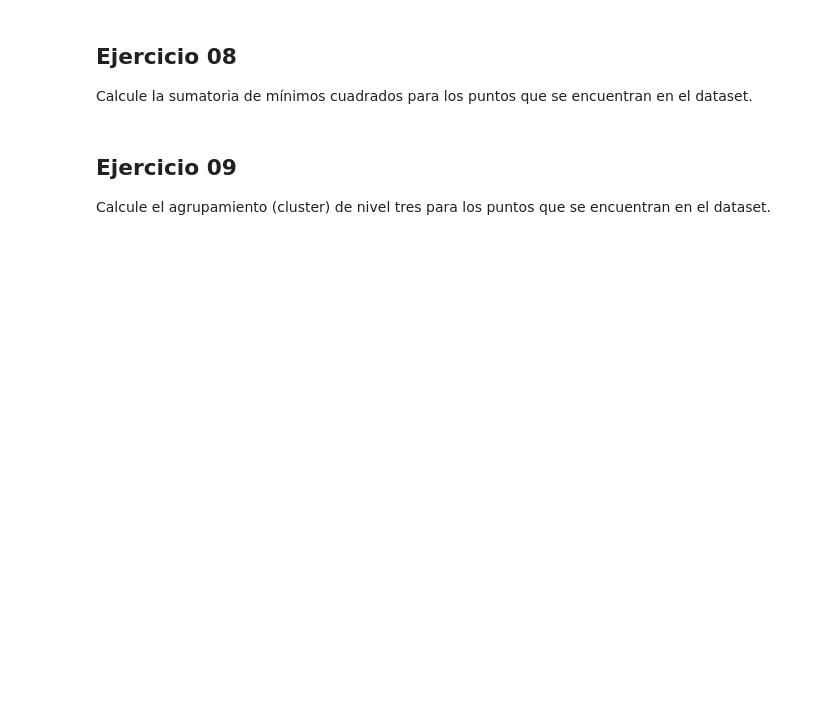
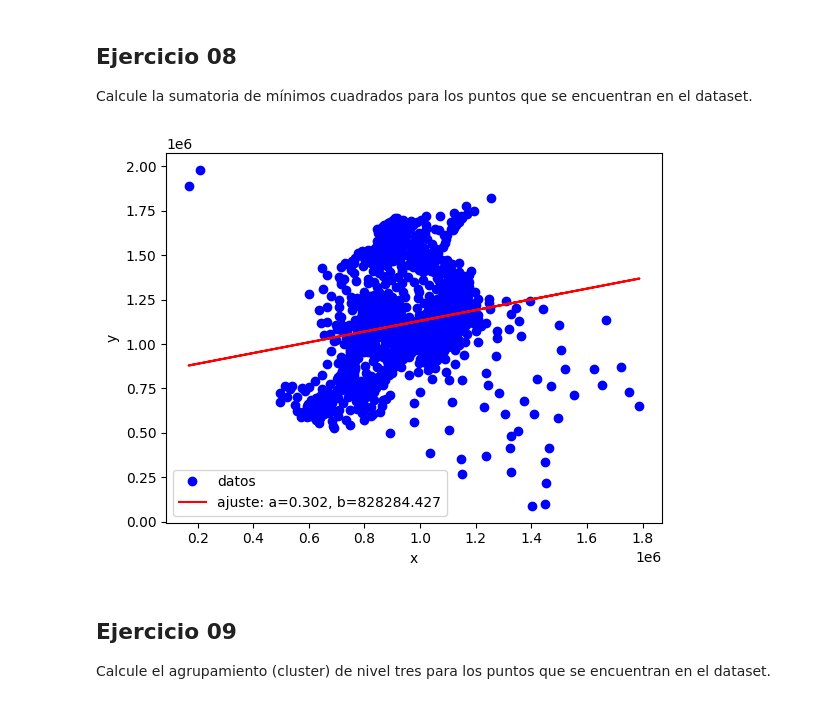
Before and after one commit to BluessyJazz/Programacion-Para-Ingenieria_2024-1, a Jupyter notebook: SI05 GeoPandas SciPy/BEDOYAa_SI05_v20240516.ipynb, the cells around one changed output. Cells and saved outputs as stored; diff of their text form; code cells hidden in the pictures; blank space fills up the shorter version.

Commit message:
chore: Actualizar cuadernos y datos

```diff
--- a/SI05 GeoPandas SciPy/BEDOYAa_SI05_v20240516.ipynb
+++ b/SI05 GeoPandas SciPy/BEDOYAa_SI05_v20240516.ipynb
@@ -566,3 +597,43 @@ Calcule la sumatoria de mínimos cuadrados para los puntos que se encuentran en
+# %%
+from scipy.optimize import curve_fit# Extraer los centroides de los polígonos de los municipios en UTM
+centroides = mun_col_crs.geometry.centroid
+
+# Extrae las coordenadas x e y de los puntos
+coords = np.column_stack((centroides.x, centroides.y))
+
+# Función para ajustar
+def func(x, a, b):
+    """
+    Función lineal para ajustar los datos
+
+    Args:
+    x (array): Coordenadas x
+    a (float): Pendiente
+    b (float): Intercepto
+
+    Returns:
+    array: Coordenadas y ajustadas
+
+    """
+    return a * x + b
+
+# Extraer las coordenadas x e y
+x = coords[:, 0]
+y = coords[:, 1]
+
+# Ajustar la línea utilizando el método de mínimos cuadrados
+popt, pcov = curve_fit(func, x, y)
+
+# Graficar los puntos y la línea ajustada
+plt.figure()
+plt.plot(x, y, 'bo', label='datos')
+plt.plot(x, func(x, *popt), 'r-', label='ajuste: a=%5.3f, b=%5.3f' % tuple(popt))
+plt.xlabel('x')
+plt.ylabel('y')
+plt.legend()
+plt.show()
+# %% [output]
+[figure, added]
 # %% [markdown]
 ## Ejercicio 09
 
```
Also changed, not shown: parts of 7 cells of this notebook.
